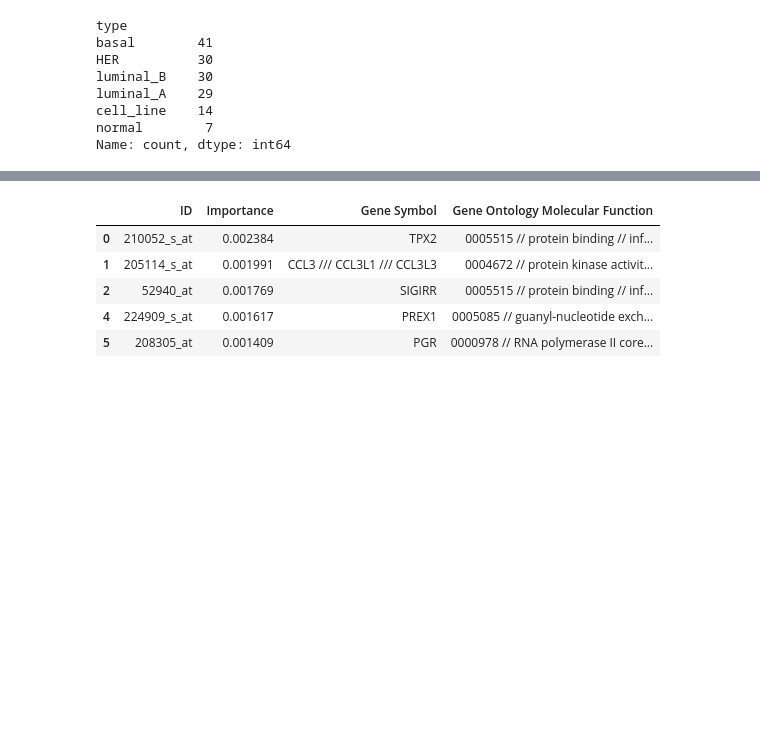
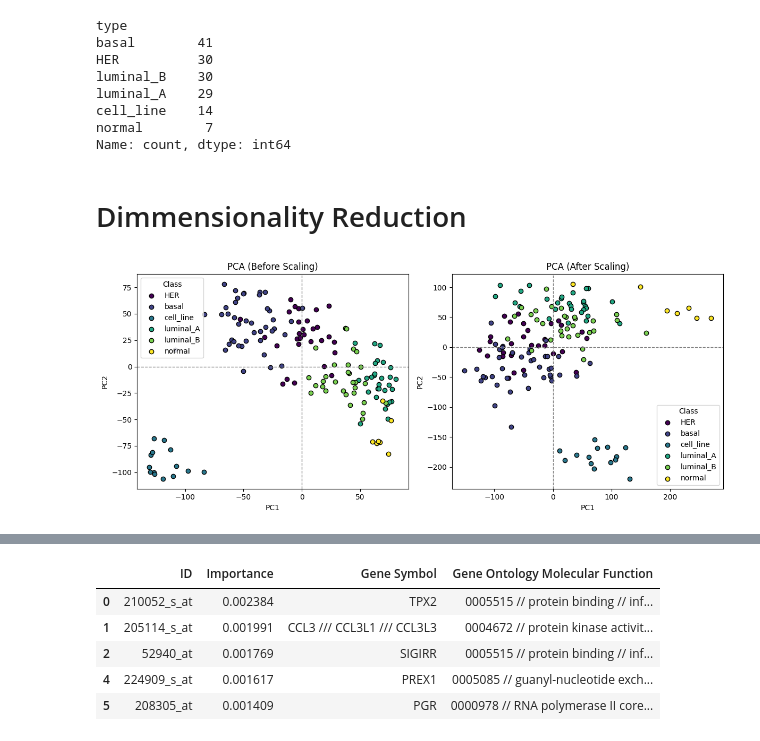
Before and after one commit to jovn1234567890/MBBE-447-Project, a Jupyter notebook: MBBE447_Mar24.ipynb, the cells around one changed output, grey strips where cells are left out. Cells and saved outputs as stored; diff of their text form; code cells hidden in the pictures; blank space fills up the shorter version.

```diff
--- a/MBBE447_Mar24.ipynb
+++ b/MBBE447_Mar24.ipynb
@@ -36,8 +51,59 @@ cell_line    14
 normal        7
 Name: count, dtype: int64
 # %%
-df = raw.set_index('samples')
-X = df.drop(columns={'type'},axis=1)
-y = df['type']
+exp2 = exp.set_index('samples')
+
+# Create separate X and X_scaled to compare performance before and after scaling predictors
+X = exp2.drop(columns={'type'},axis=1)
+y = exp2['type']
 X_train, X_test, y_train, y_test = train_test_split(X,y, test_size=0.2, random_state=42,stratify=y)
+
+
+
+scaler = StandardScaler()
+X_scaled = scaler.fit_transform(X)
+X_scaled_train, X_scaled_test, y_train, y_test = train_test_split(X_scaled,y, test_size=0.2, random_state=42,stratify=y)
+# %% [markdown]
+# Dimmensionality Reduction
+# %%
+# Perform PCA separately for original and scaled data
+X_pca = PCA(n_components=2).fit_transform(X)
+X_scaled_pca = PCA(n_components=2).fit_transform(X_scaled)
+
+# Get unique class labels and assign colors
+unique_classes = np.unique(y)
+colors = plt.cm.viridis(np.linspace(0, 1, len(unique_classes)))
+class_to_color = {cls: color for cls, color in zip(unique_classes, colors)}
+
+# Set up figure
+fig, axes = plt.subplots(1, 2, figsize=(12, 5))
+
+# --- PCA (Before Scaling) ---
+for cls in unique_classes:
+    idx = (y == cls)
+    axes[0].scatter(X_pca[idx, 0], X_pca[idx, 1],
+                    color=class_to_color[cls], label=cls, edgecolor='k')
+axes[0].axhline(0, color='gray', linestyle='--', linewidth=1)
+axes[0].axvline(0, color='gray', linestyle='--', linewidth=1)
+axes[0].set_title('PCA (Before Scaling)')
+axes[0].set_xlabel('PC1')
+axes[0].set_ylabel('PC2')
+axes[0].legend(title='Class')
+
+# --- PCA (After Scaling) ---
+for cls in unique_classes:
+    idx = (y == cls)
+    axes[1].scatter(X_scaled_pca[idx, 0], X_scaled_pca[idx, 1],
+                    color=class_to_color[cls], label=cls, edgecolor='k')
+axes[1].axhline(0, color='gray', linestyle='--', linewidth=1)
+axes[1].axvline(0, color='gray', linestyle='--', linewidth=1)
+axes[1].set_title('PCA (After Scaling)')
+axes[1].set_xlabel('PC1')
+axes[1].set_ylabel('PC2')
+axes[1].legend(title='Class')
+
+plt.tight_layout()
+plt.show()
+# %% [output]
+[figure, added]
 # %%
```
Also changed, not shown: parts of 7 cells of this notebook.
